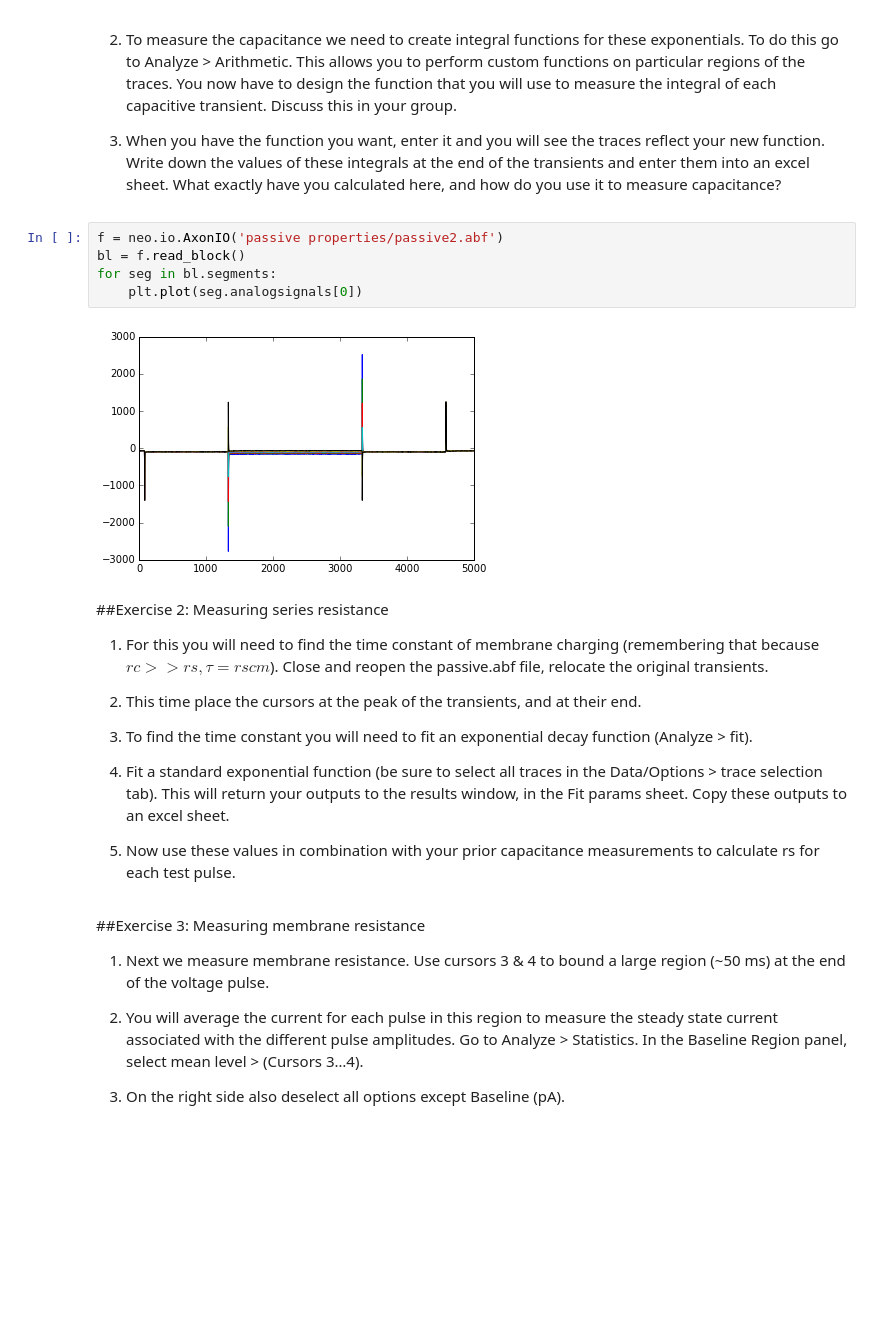
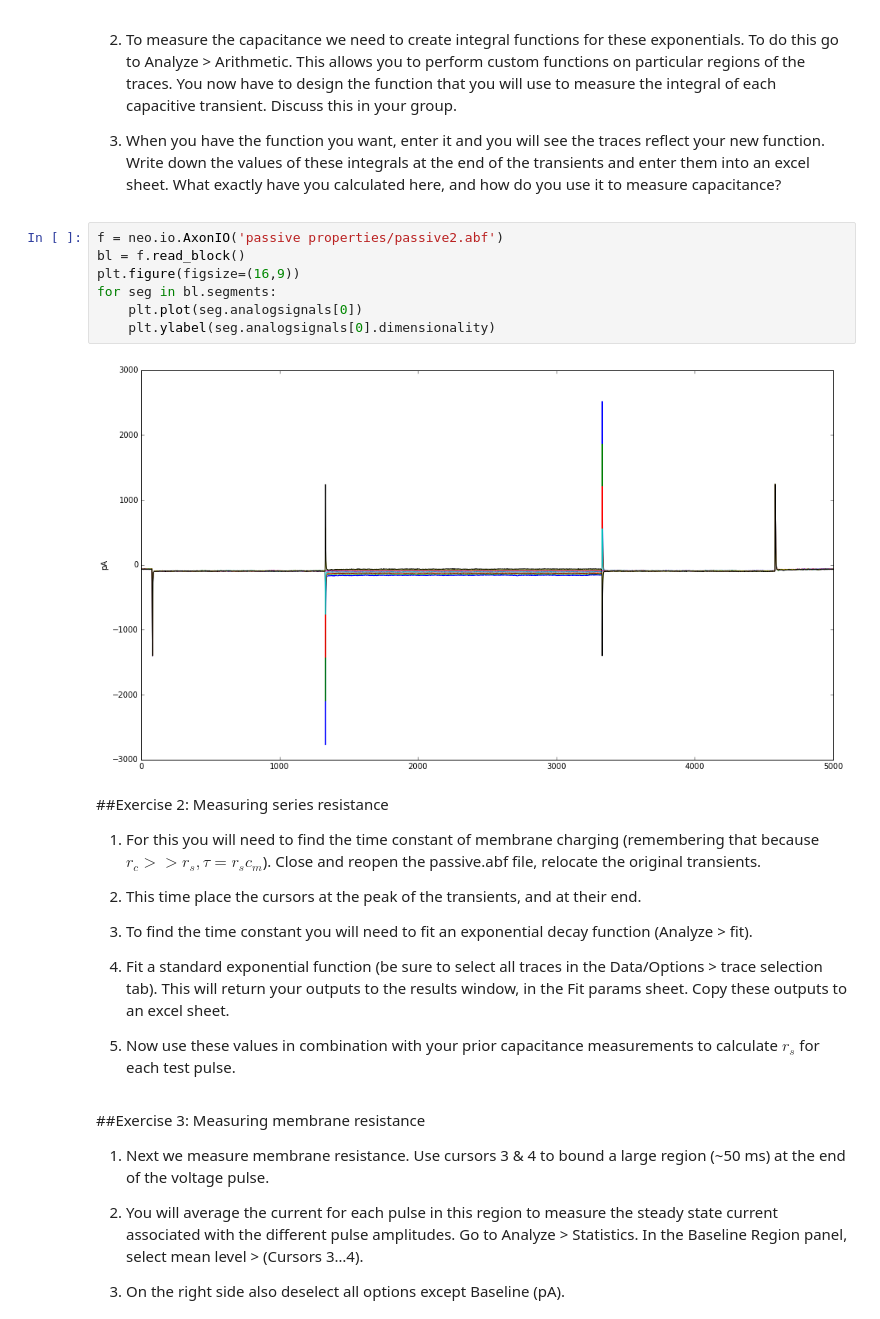
Before and after one commit to CINPLA/SummerSchool2015, a Jupyter notebook: patch/PatchAnalysis.ipynb, the cells around one changed output. Cells and saved outputs as stored; diff of their text form; blank space fills up the shorter version.

```diff
--- a/patch/PatchAnalysis.ipynb
+++ b/patch/PatchAnalysis.ipynb
@@ -20,13 +20,15 @@ import pylab as plt
 # %%
 f = neo.io.AxonIO('passive properties/passive2.abf')
 bl = f.read_block()
+plt.figure(figsize=(16,9))
 for seg in bl.segments:
     plt.plot(seg.analogsignals[0])
+    plt.ylabel(seg.analogsignals[0].dimensionality)
 # %% [output]
-[figure, old version]
+[figure, new version]
 # %% [markdown]
 ##Exercise 2: Measuring series resistance
- 1. For this you will need to find the time constant of membrane charging (remembering that because $rc >> rs,  τ = rscm$). Close and reopen the passive.abf file, relocate the original transients.
+ 1. For this you will need to find the time constant of membrane charging (remembering that because $r_c >> r_s,  \tau = r_sc_m$). Close and reopen the passive.abf file, relocate the original transients.
 
  1. This time place the cursors at the peak of the transients, and at their end.
 
@@ -34,7 +36,7 @@ for seg in bl.segments:
 
  1. Fit a standard exponential function (be sure to select all traces in the Data/Options > trace selection tab). This will return your outputs to the results window, in the Fit params sheet. Copy these outputs to an excel sheet.
 
- 1. Now use these values in combination with your prior capacitance measurements to calculate rs for each test pulse.
+ 1. Now use these values in combination with your prior capacitance measurements to calculate $r_s$ for each test pulse.
 # %% [markdown]
 ##Exercise 3: Measuring membrane resistance
  1. Next we measure membrane resistance. Use cursors 3 & 4 to bound a large region (~50 ms) at the end of the voltage pulse.
```
